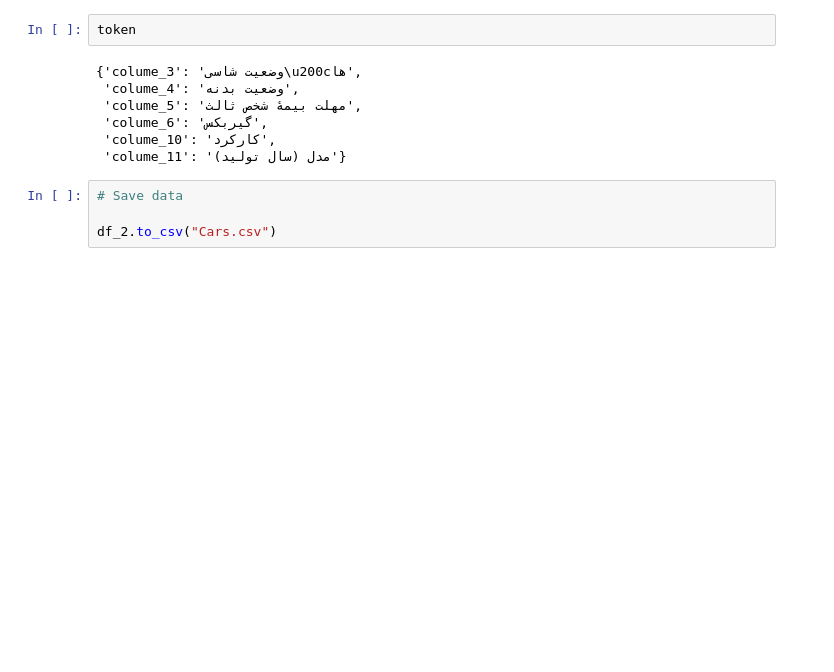
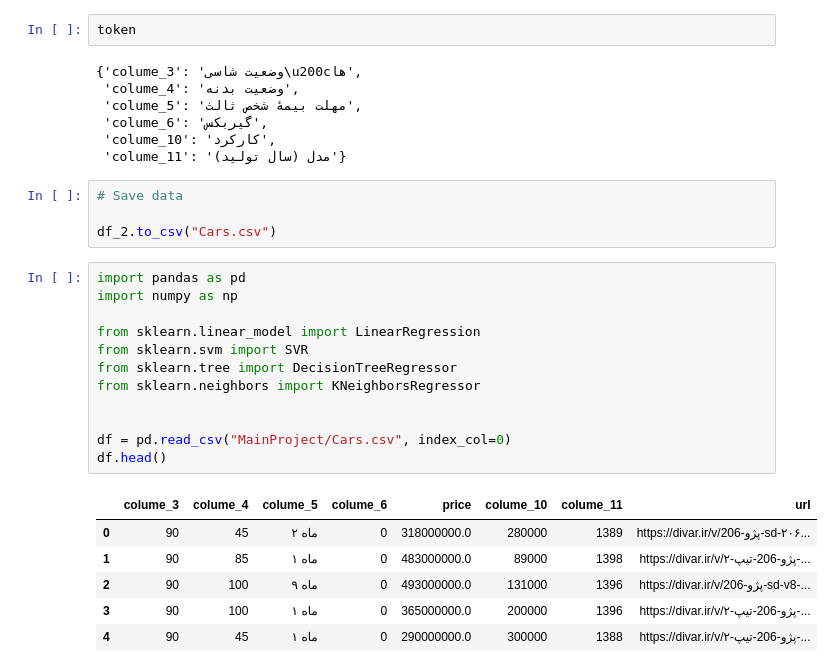
Before and after one commit to AmirRezaFarokhy/ML_Divar_BuyCar, a Jupyter notebook: JupyterCodes.ipynb, the cells around one changed output. Cells and saved outputs as stored; diff of their text form; blank space fills up the shorter version.

```diff
--- a/JupyterCodes.ipynb
+++ b/JupyterCodes.ipynb
@@ -217,3 +217,22 @@ token
 # Save data
 
 df_2.to_csv("Cars.csv")
+# %%
+import pandas as pd
+import numpy as np
+
+from sklearn.linear_model import LinearRegression
+from sklearn.svm import SVR
+from sklearn.tree import DecisionTreeRegressor
+from sklearn.neighbors import KNeighborsRegressor
+
+
+df = pd.read_csv("MainProject/Cars.csv", index_col=0)
+df.head()
+# %% [output]
+|  | colume_3 | colume_4 | colume_5 | colume_6 | price | colume_10 | colume_11 | url |
+| 0 | 90 | 45 | ۲ ماه | 0 | 318000000.0 | 280000 | 1389 | https://divar.ir/v/پژو-206-sd-۲۰۶... |
+| 1 | 90 | 85 | ۱ ماه | 0 | 483000000.0 | 89000 | 1398 | https://divar.ir/v/پژو-206-تیپ-۲-... |
+| 2 | 90 | 100 | ۹ ماه | 0 | 493000000.0 | 131000 | 1396 | https://divar.ir/v/پژو-206-sd-v8-... |
+| 3 | 90 | 100 | ۱ ماه | 0 | 365000000.0 | 200000 | 1396 | https://divar.ir/v/پژو-206-تیپ-۲-... |
+| 4 | 90 | 45 | ۱ ماه | 0 | 290000000.0 | 300000 | 1388 | https://divar.ir/v/پژو-206-تیپ-۲-... |
```
Also changed, not shown: parts of 9 cells of this notebook.
